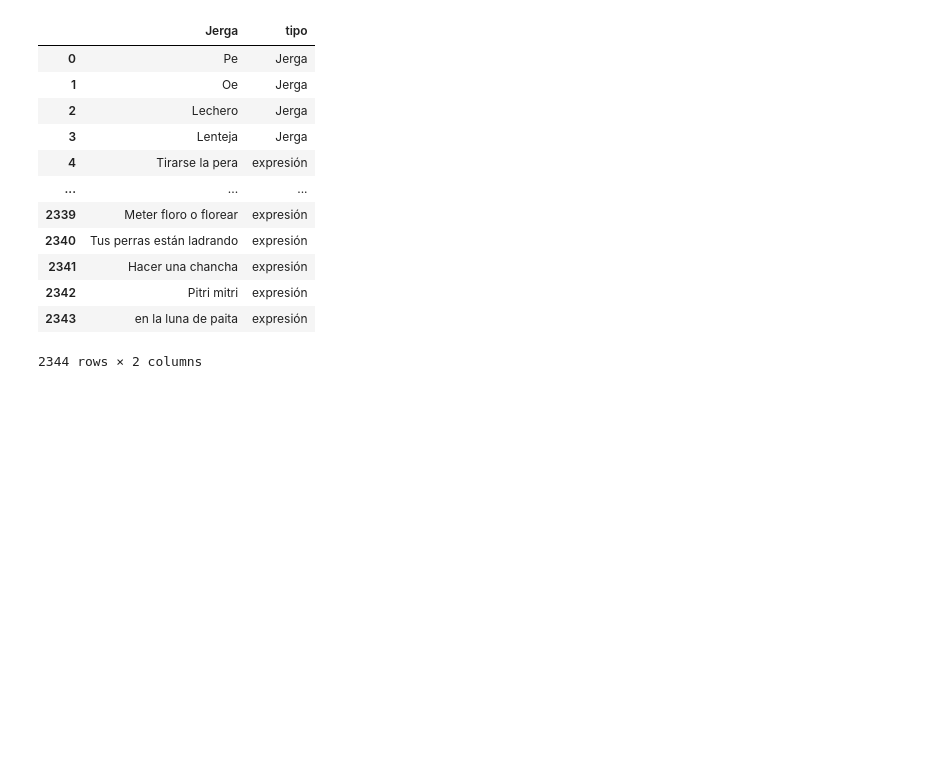
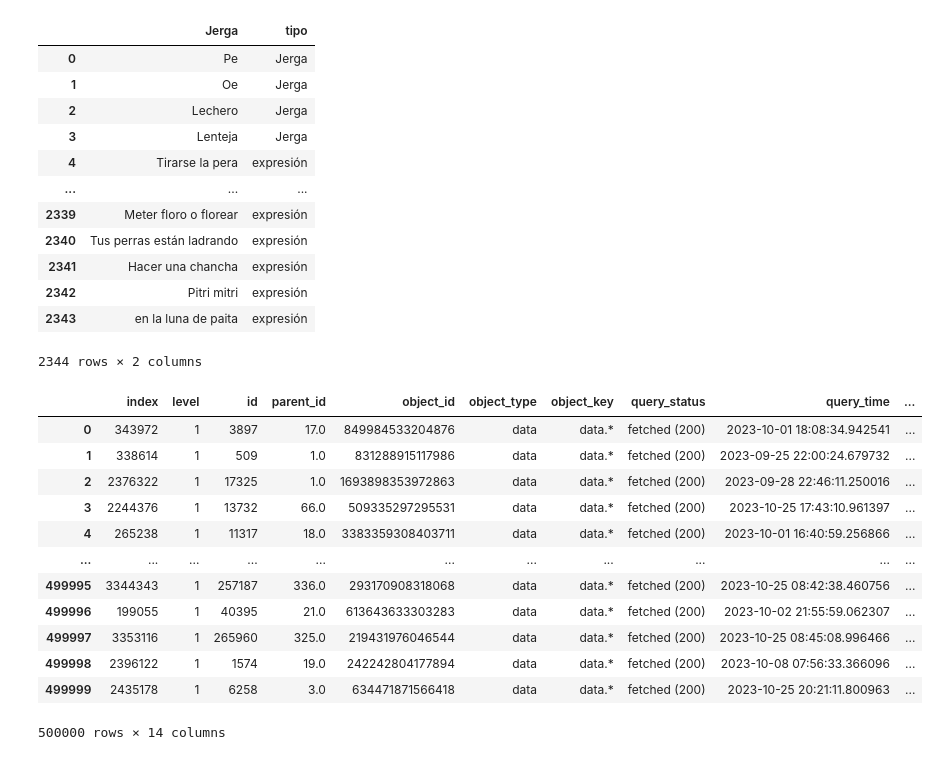
Before and after one commit to jairleo95/peruvian-slang-sentiment, a Jupyter notebook: text-extraction/facebook-text-extraction.ipynb, the cells around one changed output. Drawn from its saved outputs; the diff is of its cells as text; code cells hidden in the pictures; blank space fills up the shorter version.

```diff
--- a/text-extraction/facebook-text-extraction.ipynb
+++ b/text-extraction/facebook-text-extraction.ipynb
@@ -220 +219,17 @@ pd.set_option("max_colwidth", 300)
+# %%
+df
+# %% [output]
+|  | index | level | id | parent_id | object_id | object_type | object_key | query_status | query_time | ... |
+| 0 | 343972 | 1 | 3897 | 17.0 | 849984533204876 | data | data.* | fetched (200) | 2023-10-01 18:08:34.942541 | ... |
+| 1 | 338614 | 1 | 509 | 1.0 | 831288915117986 | data | data.* | fetched (200) | 2023-09-25 22:00:24.679732 | ... |
+| 2 | 2376322 | 1 | 17325 | 1.0 | 1693898353972863 | data | data.* | fetched (200) | 2023-09-28 22:46:11.250016 | ... |
+| 3 | 2244376 | 1 | 13732 | 66.0 | 509335297295531 | data | data.* | fetched (200) | 2023-10-25 17:43:10.961397 | ... |
+| 4 | 265238 | 1 | 11317 | 18.0 | 3383359308403711 | data | data.* | fetched (200) | 2023-10-01 16:40:59.256866 | ... |
+| ... | ... | ... | ... | ... | ... | ... | ... | ... | ... | ... |
+| 499995 | 3344343 | 1 | 257187 | 336.0 | 293170908318068 | data | data.* | fetched (200) | 2023-10-25 08:42:38.460756 | ... |
+| 499996 | 199055 | 1 | 40395 | 21.0 | 613643633303283 | data | data.* | fetched (200) | 2023-10-02 21:55:59.062307 | ... |
+| 499997 | 3353116 | 1 | 265960 | 325.0 | 219431976046544 | data | data.* | fetched (200) | 2023-10-25 08:45:08.996466 | ... |
+| 499998 | 2396122 | 1 | 1574 | 19.0 | 242242804177894 | data | data.* | fetched (200) | 2023-10-08 07:56:33.366096 | ... |
+| 499999 | 2435178 | 1 | 6258 | 3.0 | 634471871566418 | data | data.* | fetched (200) | 2023-10-25 20:21:11.800963 | ... |
+500000 rows × 14 columns
 # %%
```
Also changed, not shown: parts of 41 cells of this notebook, 6 other files.
